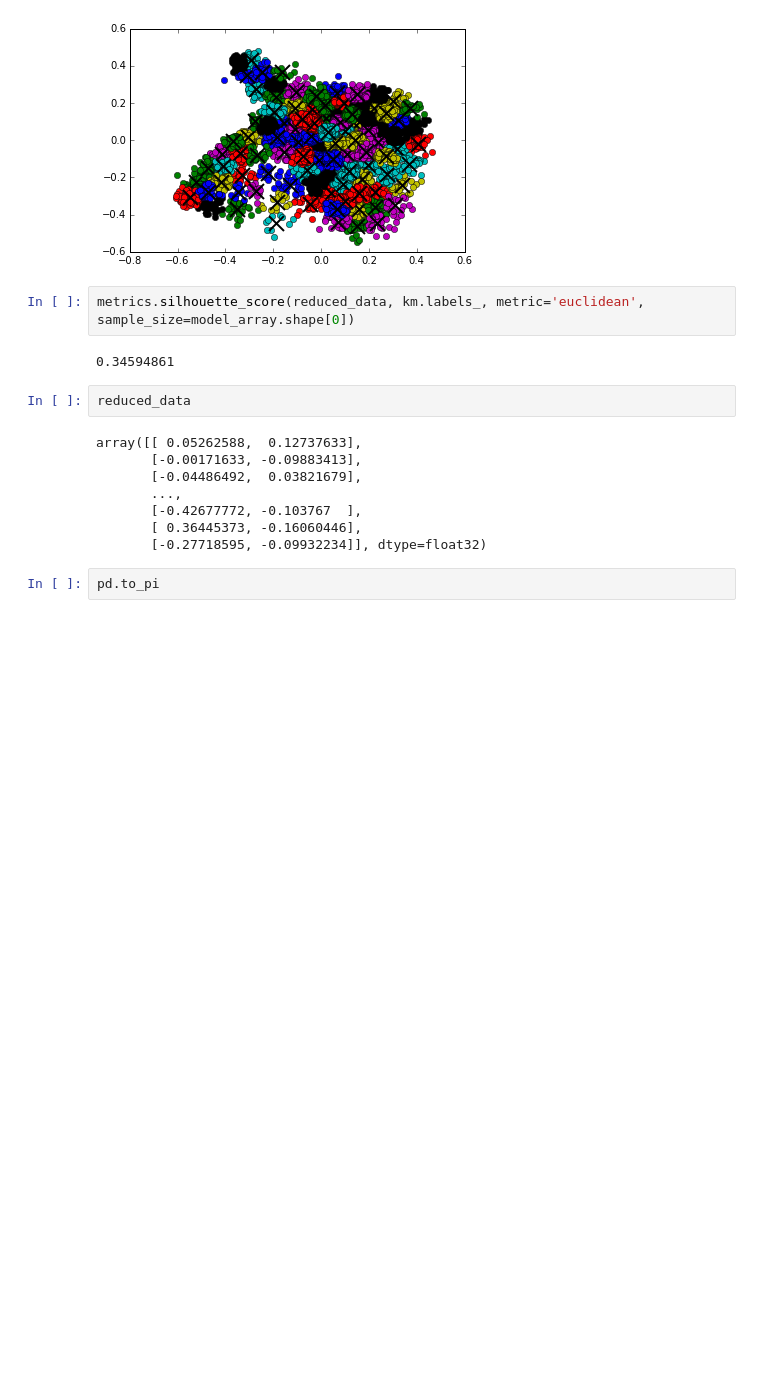
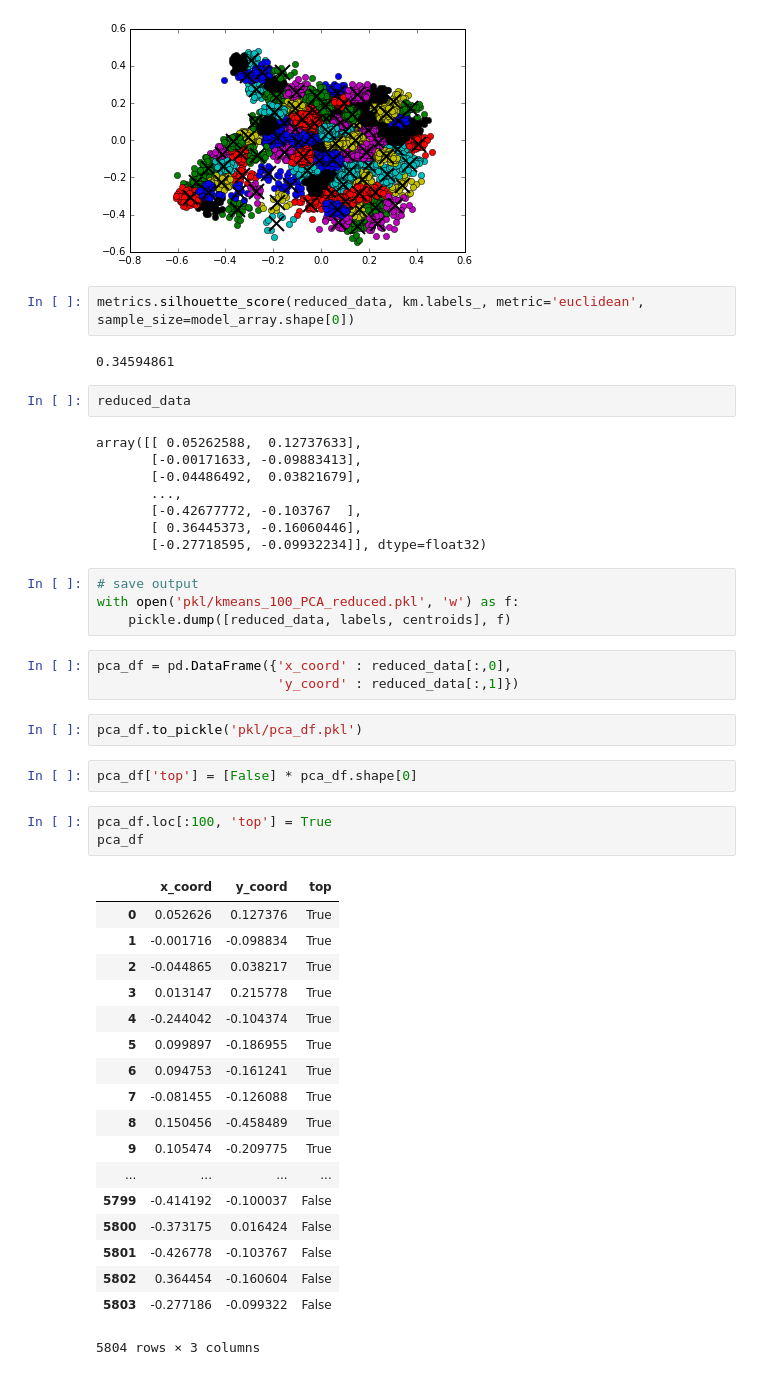
Before and after one commit to LindsayVass/Insight_Podcast_Project, a Jupyter notebook: K_Means_Sandbox.ipynb, the cells around one changed output. Cells and saved outputs as stored; diff of their text form; blank space fills up the shorter version.

```diff
--- a/K_Means_Sandbox.ipynb
+++ b/K_Means_Sandbox.ipynb
@@ -48,5 +50,36 @@ array([[ 0.05262588,  0.12737633],
        [-0.42677772, -0.103767  ],
        [ 0.36445373, -0.16060446],
        [-0.27718595, -0.09932234]], dtype=float32)
-# %%
-pd.to_pi
+# %%
+# save output
+with open('pkl/kmeans_100_PCA_reduced.pkl', 'w') as f:
+    pickle.dump([reduced_data, labels, centroids], f)
+# %%
+pca_df = pd.DataFrame({'x_coord' : reduced_data[:,0],
+                       'y_coord' : reduced_data[:,1]})
+# %%
+pca_df.to_pickle('pkl/pca_df.pkl')
+# %%
+pca_df['top'] = [False] * pca_df.shape[0]
+# %%
+pca_df.loc[:100, 'top'] = True
+pca_df
+# %% [output]
+|  | x_coord | y_coord | top |
+| 0 | 0.052626 | 0.127376 | True |
+| 1 | -0.001716 | -0.098834 | True |
+| 2 | -0.044865 | 0.038217 | True |
+| 3 | 0.013147 | 0.215778 | True |
+| 4 | -0.244042 | -0.104374 | True |
+| 5 | 0.099897 | -0.186955 | True |
+| 6 | 0.094753 | -0.161241 | True |
+| 7 | -0.081455 | -0.126088 | True |
+| 8 | 0.150456 | -0.458489 | True |
+| 9 | 0.105474 | -0.209775 | True |
+| ... | ... | ... | ... |
+| 5799 | -0.414192 | -0.100037 | False |
+| 5800 | -0.373175 | 0.016424 | False |
+| 5801 | -0.426778 | -0.103767 | False |
+| 5802 | 0.364454 | -0.160604 | False |
+| 5803 | -0.277186 | -0.099322 | False |
+5804 rows × 3 columns
```
Also changed, not shown: parts of 1 cell of this notebook, 10 other files.
